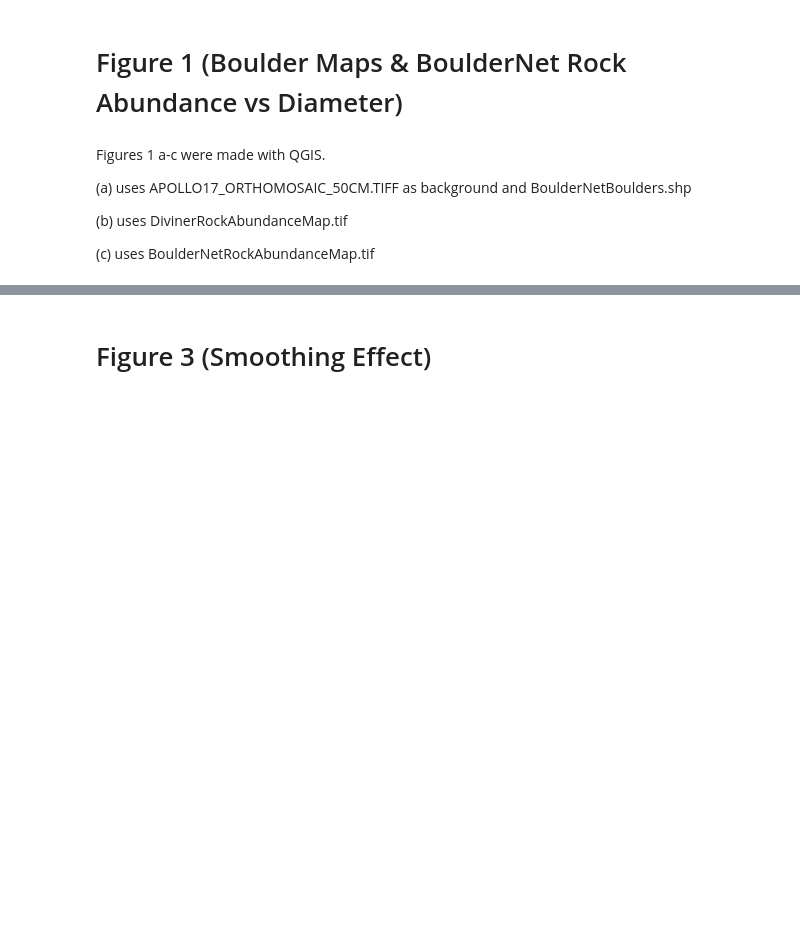
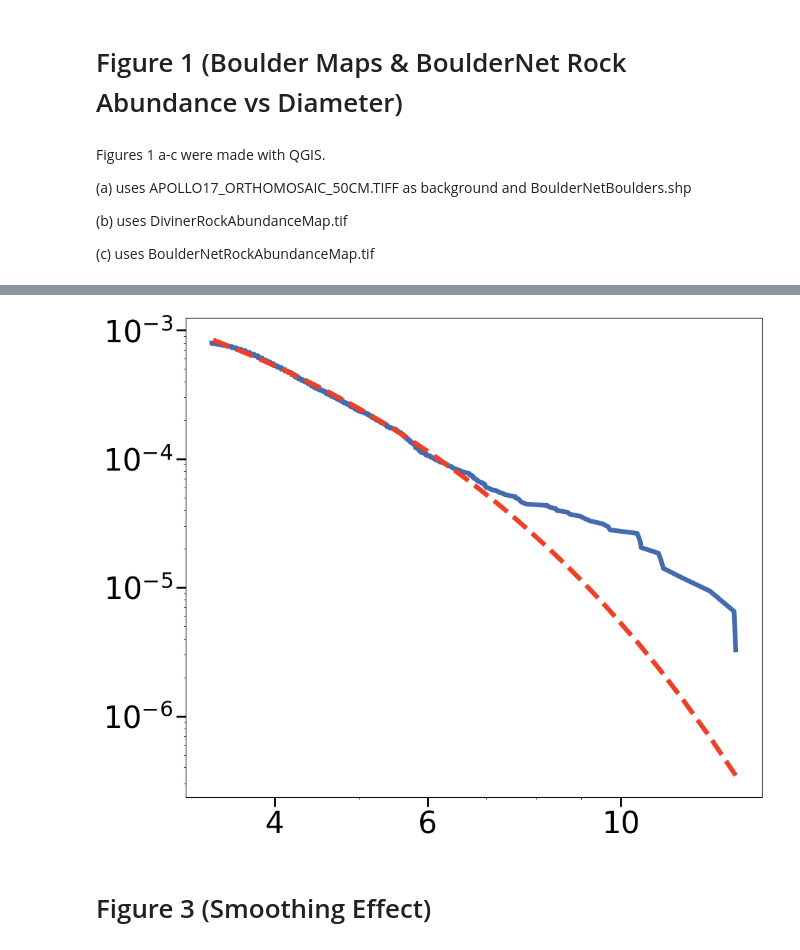
Before and after one commit to brianvamaro/lunarrockabundance, a Jupyter notebook: Lunar Rock Abundance Comparison Analysis.ipynb, the cells around one changed output, grey strips where cells are left out. Cells and saved outputs as stored; diff of their text form; code cells hidden in the pictures; blank space fills up the shorter version.

```diff
--- a/Lunar Rock Abundance Comparison Analysis.ipynb
+++ b/Lunar Rock Abundance Comparison Analysis.ipynb
@@ -78,3 +84,20 @@ q: 0.7666917679776474
+# %%
+fig, ax = plt.subplots(figsize=(10, 8))
+ax.plot(diameterVals, arealFractionVals, 'xkcd:french blue', label="Cumulative boulder distribution", linewidth=5)
+ax.plot(diameterVals, rock_abundance_function(diameterVals, k, q), 'xkcd:tomato', linestyle="--", label="Fitted exponential curve", linewidth=5)
+plt.xscale('log')
+plt.yscale('log')
+ax.set_xlabel("", fontsize=22)
+ax.set_ylabel("", fontsize=22)
+ax.set_xticks([4, 6, 10], ['4', '6', '10'])
+ax.tick_params(axis='both', which='major', labelsize=32, length=10, width = 2)
+ax.tick_params(axis='x', which='minor', labelsize=32)
+
+
+plt.savefig('Figure 2 log log inset.png', dpi=300)
+plt.tight_layout()
+# %% [output]
+[figure, added]
 # %% [markdown]
 # Figure 3 (Smoothing Effect)
 # %%
```
Also changed, not shown: parts of 29 cells of this notebook.
